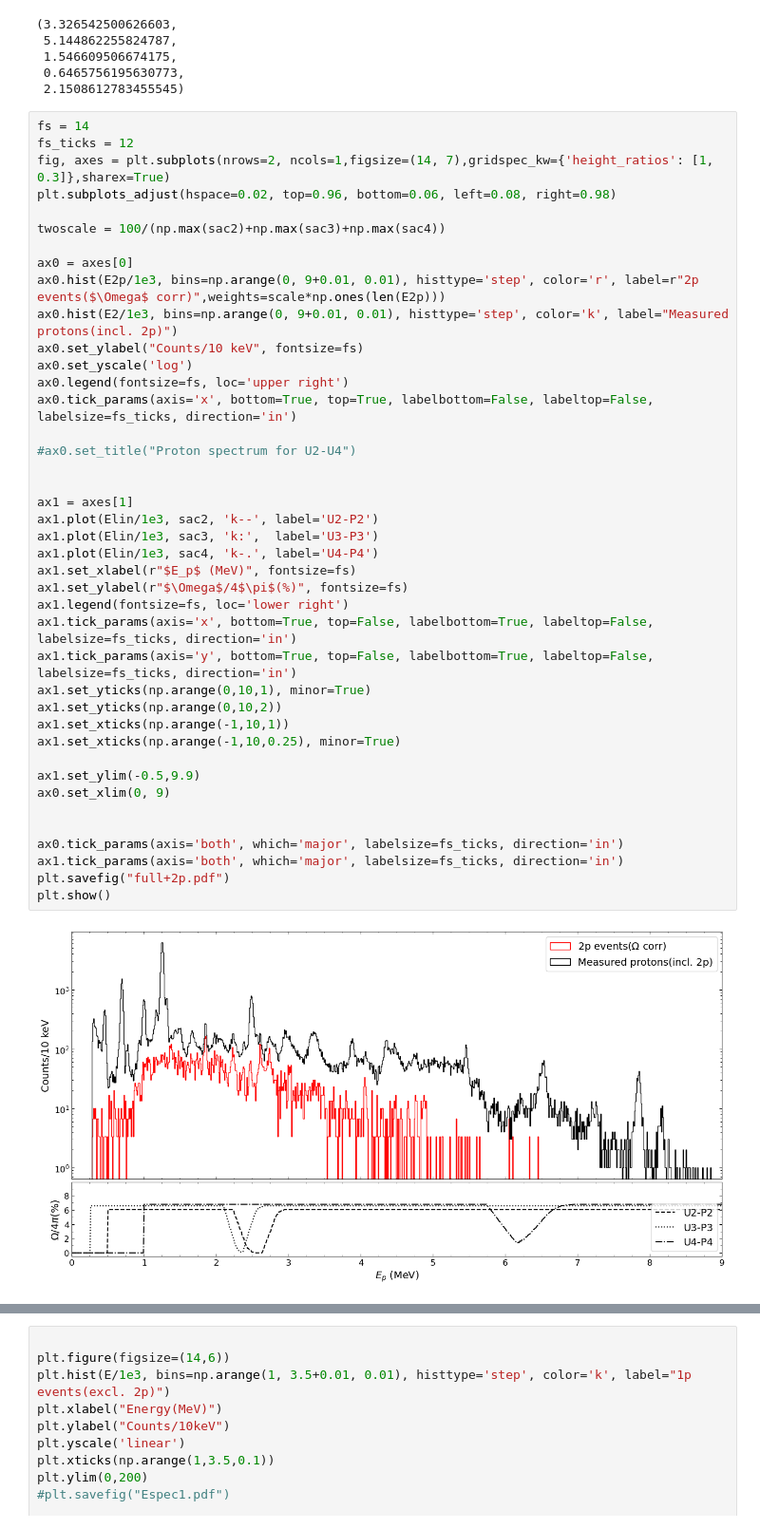
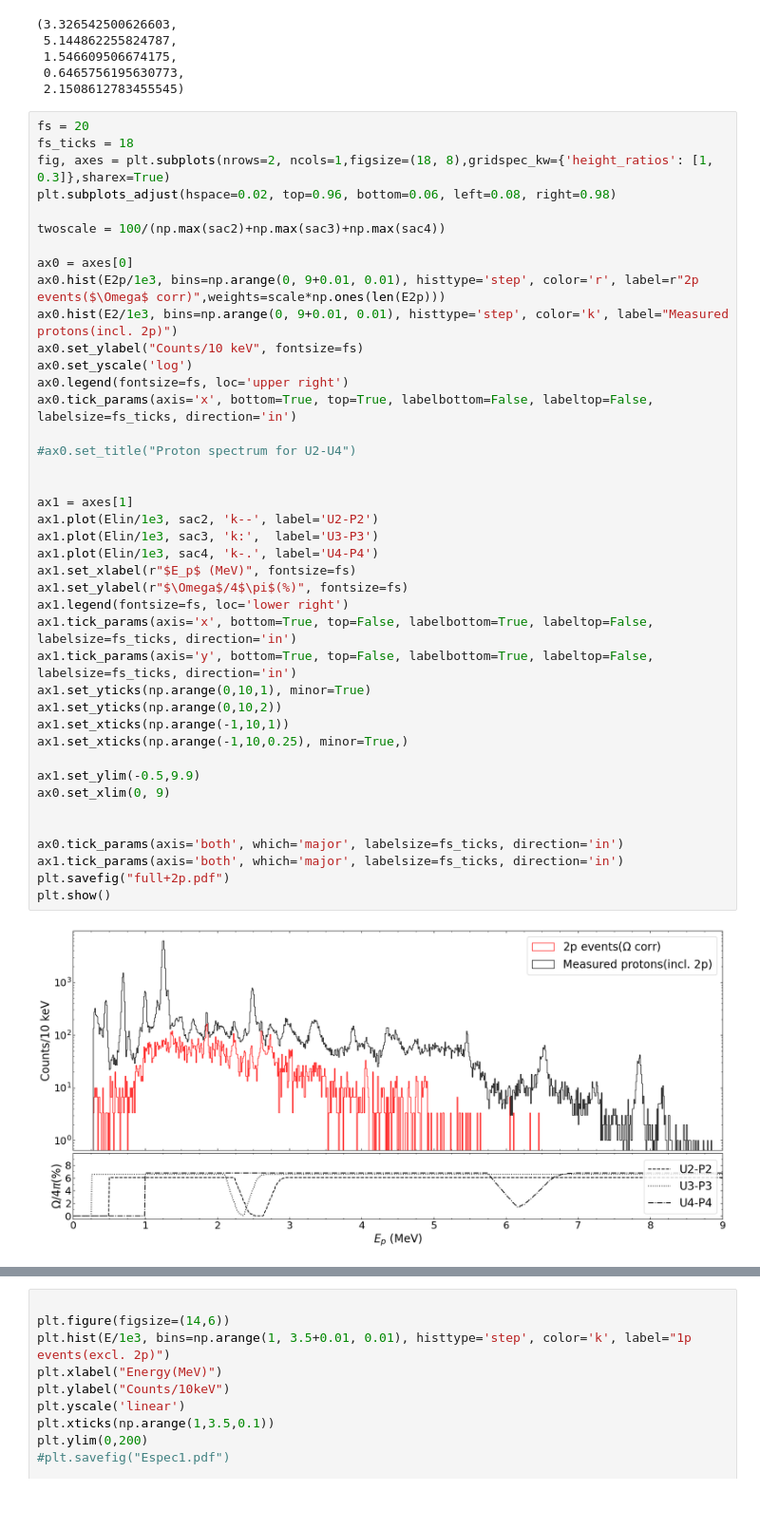
Before and after one commit to phaue/Masters, a Jupyter notebook: analysis/python/PeakEstimation/SingleP.ipynb, the cells around one changed output, grey strips where cells are left out. Shown at 95% size. Cells and saved outputs as stored; diff of their text form; blank space fills up the shorter version.

Commit message:
small changes in figures here and there

```diff
--- a/analysis/python/PeakEstimation/SingleP.ipynb
+++ b/analysis/python/PeakEstimation/SingleP.ipynb
@@ -117,9 +117,9 @@ i = np.max(sac2)+np.max(sac3)+np.max(sac4)
  0.6465756195630773,
  2.1508612783455545)
 # %%
-fs = 14
-fs_ticks = 12
-fig, axes = plt.subplots(nrows=2, ncols=1,figsize=(14, 7),gridspec_kw={'height_ratios': [1, 0.3]},sharex=True)
+fs = 20
+fs_ticks = 18
+fig, axes = plt.subplots(nrows=2, ncols=1,figsize=(18, 8),gridspec_kw={'height_ratios': [1, 0.3]},sharex=True)
 plt.subplots_adjust(hspace=0.02, top=0.96, bottom=0.06, left=0.08, right=0.98)
 
 twoscale = 100/(np.max(sac2)+np.max(sac3)+np.max(sac4))
@@ -130,33 +130,33 @@ ax0.hist(E2/1e3, bins=np.arange(0, 9+0.01, 0.01), histtype='step', color='k', la
 ax0.set_ylabel("Counts/10 keV", fontsize=fs)
 ax0.set_yscale('log')
 ax0.legend(fontsize=fs, loc='upper right')
 ax0.tick_params(axis='x', bottom=True, top=True, labelbottom=False, labeltop=False, labelsize=fs_ticks, direction='in')
 
 #ax0.set_title("Proton spectrum for U2-U4")
 
 
 ax1 = axes[1]
 ax1.plot(Elin/1e3, sac2, 'k--', label='U2-P2')
 ax1.plot(Elin/1e3, sac3, 'k:',  label='U3-P3')
 ax1.plot(Elin/1e3, sac4, 'k-.', label='U4-P4')
 ax1.set_xlabel(r"$E_p$ (MeV)", fontsize=fs)
 ax1.set_ylabel(r"$\Omega$/4$\pi$(%)", fontsize=fs)
 ax1.legend(fontsize=fs, loc='lower right')
 ax1.tick_params(axis='x', bottom=True, top=False, labelbottom=True, labeltop=False, labelsize=fs_ticks, direction='in')
 ax1.tick_params(axis='y', bottom=True, top=False, labelbottom=True, labeltop=False, labelsize=fs_ticks, direction='in')
 ax1.set_yticks(np.arange(0,10,1), minor=True)
 ax1.set_yticks(np.arange(0,10,2))
 ax1.set_xticks(np.arange(-1,10,1))
-ax1.set_xticks(np.arange(-1,10,0.25), minor=True)
+ax1.set_xticks(np.arange(-1,10,0.25), minor=True,)
 
 ax1.set_ylim(-0.5,9.9)
 ax0.set_xlim(0, 9)
 
 
 ax0.tick_params(axis='both', which='major', labelsize=fs_ticks, direction='in')
 ax1.tick_params(axis='both', which='major', labelsize=fs_ticks, direction='in')
 plt.savefig("full+2p.pdf")
 plt.show()
 # %% [output]
-[figure, old version]
+[figure, new version]
 # %%
```
Also changed, not shown: parts of 2 cells of this notebook, 35 other files.
